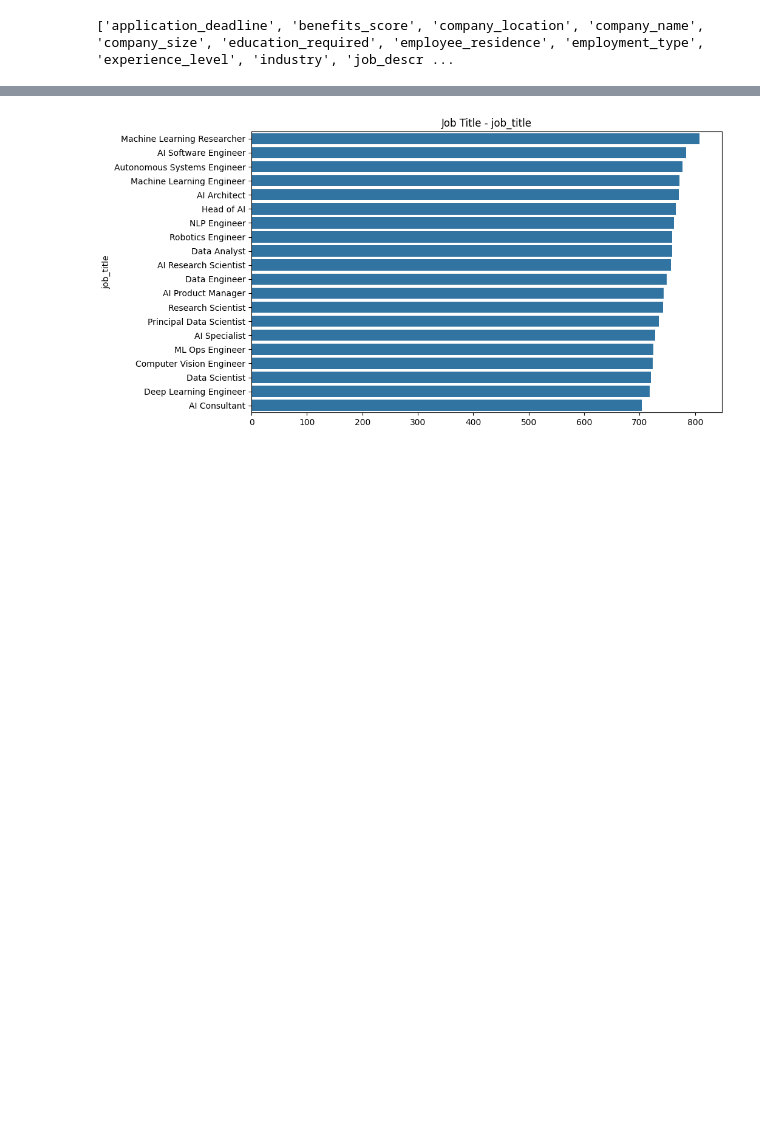
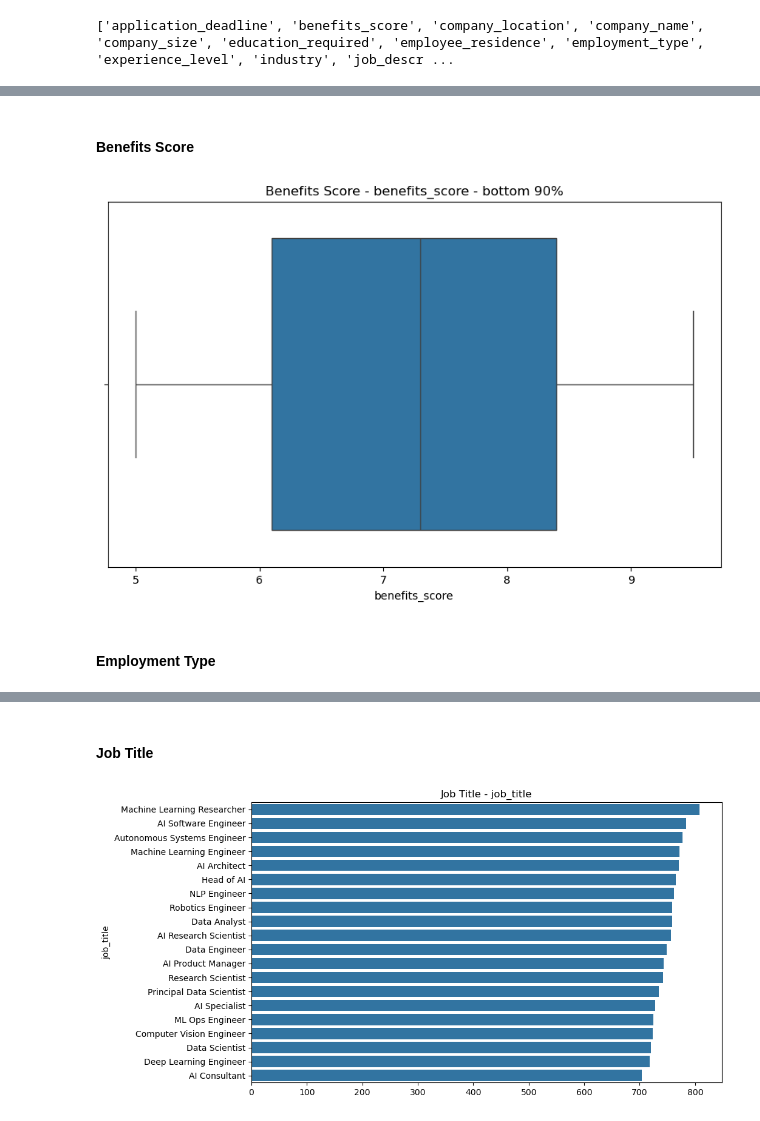
Before and after one commit to AAI-510-group-2/final-project, a Jupyter notebook: finalProject_AAI510.ipynb, the cells around one changed output, grey strips where cells are left out. Cells and saved outputs as stored; diff of their text form; code cells hidden in the pictures; blank space fills up the shorter version.

```diff
--- a/finalProject_AAI510.ipynb
+++ b/finalProject_AAI510.ipynb
@@ -57,3 +57,11 @@ plt.show()
+# %% [markdown]
+#### Benefits Score
+# %%
+draw_box_plot('benefits_score', 'Benefits Score - benefits_score - bottom 90%')
+# %% [output]
+[figure, added]
+# %% [markdown]
+#### Employment Type
 # %%
 plt.figure(figsize=(10, 6))
 
@@ -66,6 +74,8 @@ plt.show()
 # Website says: FT (Full-time), PT (Part-time), CT (Contract), FL (Freelance)
 # %% [output]
 [figure]
+# %% [markdown]
+#### Job Title
 # %%
 plt.figure(figsize=(10, 6))
 
```
Also changed, not shown: parts of 27 cells of this notebook, 2 other files.
